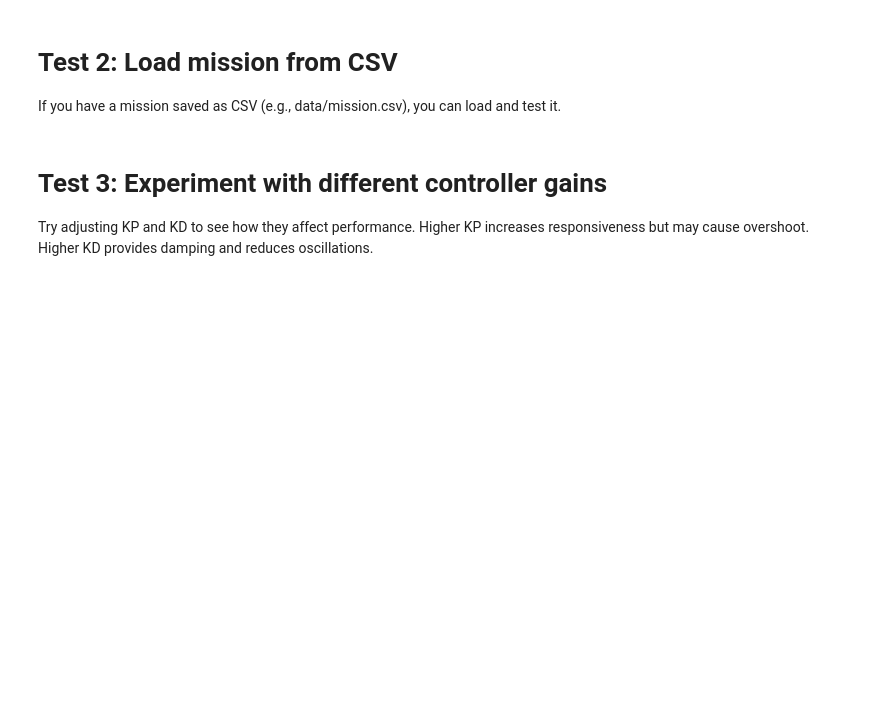
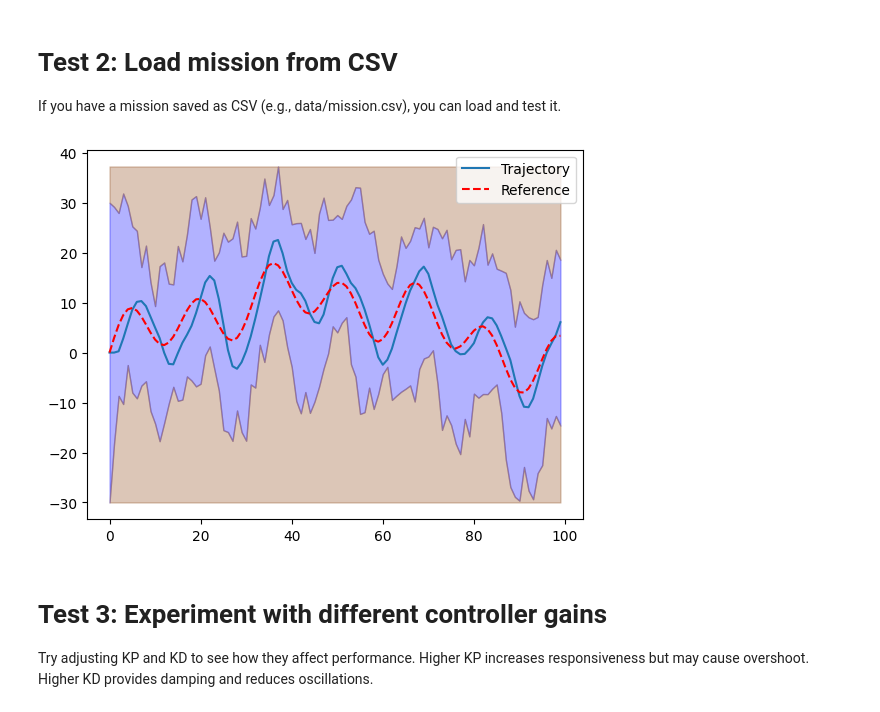
Before and after one commit to rahul-marchand/b1-coding-practical-mt24, a Jupyter notebook: notebooks/demo.ipynb, the cells around one changed output. Cells and saved outputs as stored; diff of their text form; code cells hidden in the pictures; blank space fills up the shorter version.

```diff
--- a/notebooks/demo.ipynb
+++ b/notebooks/demo.ipynb
@@ -35,12 +39,14 @@ trajectory.plot_completed_mission(mission)
 If you have a mission saved as CSV (e.g., data/mission.csv), you can load and test it.
 # %%
 # Uncomment to test with CSV mission
-# mission_csv = Mission.from_csv("../data/mission.csv")
-# sub2 = Submarine()
-# controller2 = PDController(kp=0.15, kd=0.6)
-# closed_loop2 = ClosedLoop(sub2, controller2)
-# trajectory2 = closed_loop2.simulate_with_random_disturbances(mission_csv, variance=0.5)
-# trajectory2.plot_completed_mission(mission_csv)
+mission_csv = Mission.from_csv("../data/mission.csv")
+sub2 = Submarine()
+controller2 = PDController(kp=0.15, kd=0.6)
+closed_loop2 = ClosedLoop(sub2, controller2)
+trajectory2 = closed_loop2.simulate_with_random_disturbances(mission_csv, variance=0.5)
+trajectory2.plot_completed_mission(mission_csv)
+# %% [output]
+[figure, added]
 # %% [markdown]
 # Test 3: Experiment with different controller gains
 
```
Also changed, not shown: parts of 3 cells of this notebook, 1 other file.
